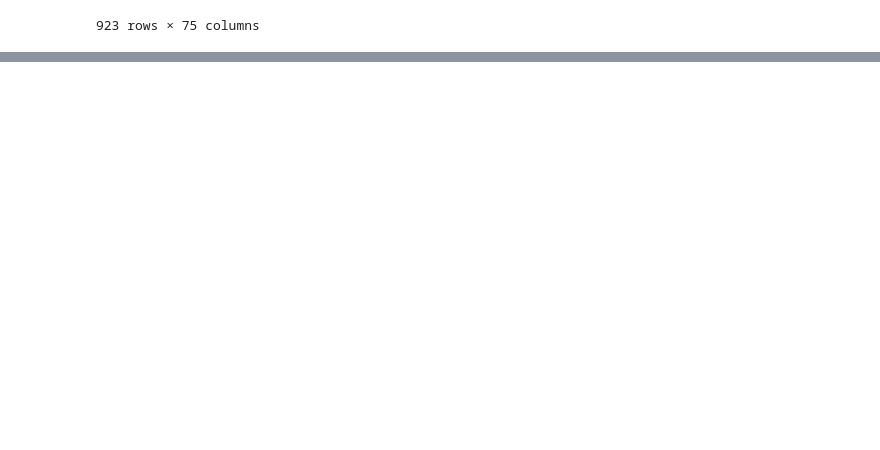
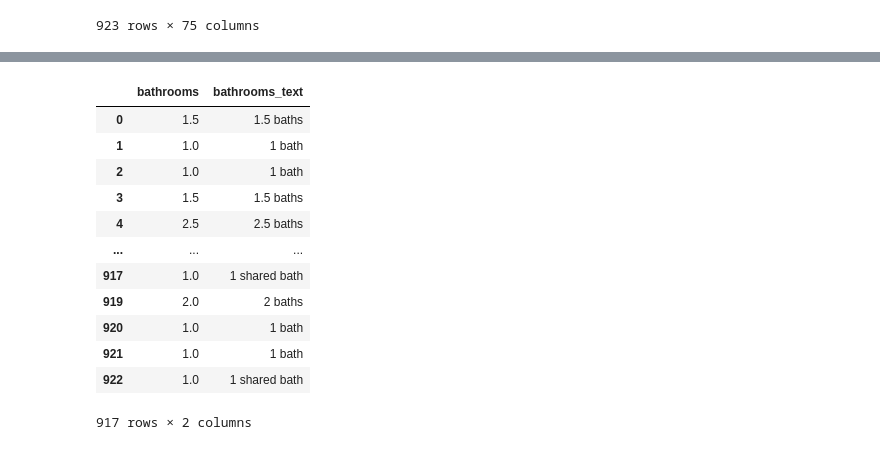
Before and after one commit to tibovdc/ProjectML, a Jupyter notebook: Sprint1.ipynb, the cells around one changed output, grey strips where cells are left out. Cells and saved outputs as stored; diff of their text form; code cells hidden in the pictures; blank space fills up the shorter version.

```diff
--- a/Sprint1.ipynb
+++ b/Sprint1.ipynb
@@ -57,0 +112,4 @@ data_cleaned['distance_to_center'] = distance
+# %%
+data_cleaned['price']=data_cleaned['price'].str.replace(',','')
+data_cleaned['price']=data_cleaned['price'].str.replace('$','')
+data_cleaned["price"] = pd.to_numeric(data_cleaned["price"])
@@ -57,0 +137,39 @@ data_cleaned['distance_to_center'] = distance
+# %%
+#number_of_reviews is oké
+#number_of_reviews_ltm oké
+#number_of_reviews_l30d oké
+#review_scores zien er oké uit
+
+
+#deze heeft NAN's -> maar sommige
+#data_cleaned.loc[data_cleaned['bathrooms_text']=='0 shared baths']['description']
+
+#data_cleaned['bathrooms_text'].unique()
+
+test=[]
+
+for x in data_cleaned['bathrooms_text'].str.findall('\d[\.]*[\d]*'):
+  if len(x)!=0:
+    test.append(float(x[0]))
+  else:
+    test.append(float(0))
+
+data_cleaned['bathrooms'] = test
+
+data_cleaned.loc[:,['bathrooms','bathrooms_text']]
+
+# data_cleaned['bathrooms'].sort_values()
+# %% [output]
+|  | bathrooms | bathrooms_text |
+| 0 | 1.5 | 1.5 baths |
+| 1 | 1.0 | 1 bath |
+| 2 | 1.0 | 1 bath |
+| 3 | 1.5 | 1.5 baths |
+| 4 | 2.5 | 2.5 baths |
+| ... | ... | ... |
+| 917 | 1.0 | 1 shared bath |
+| 919 | 2.0 | 2 baths |
+| 920 | 1.0 | 1 bath |
+| 921 | 1.0 | 1 bath |
+| 922 | 1.0 | 1 shared bath |
+917 rows × 2 columns
```
Also changed, not shown: parts of 8 cells of this notebook.
